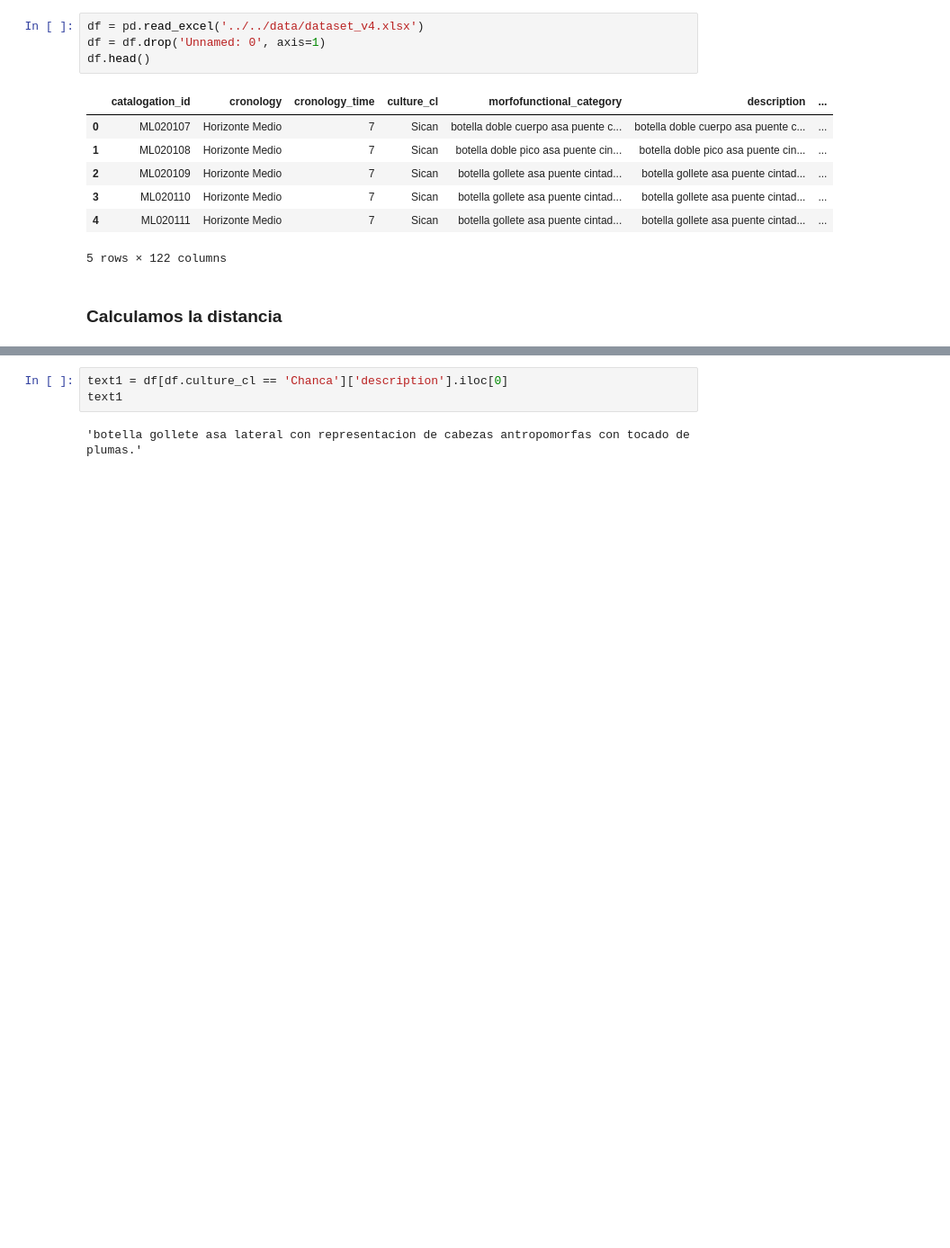
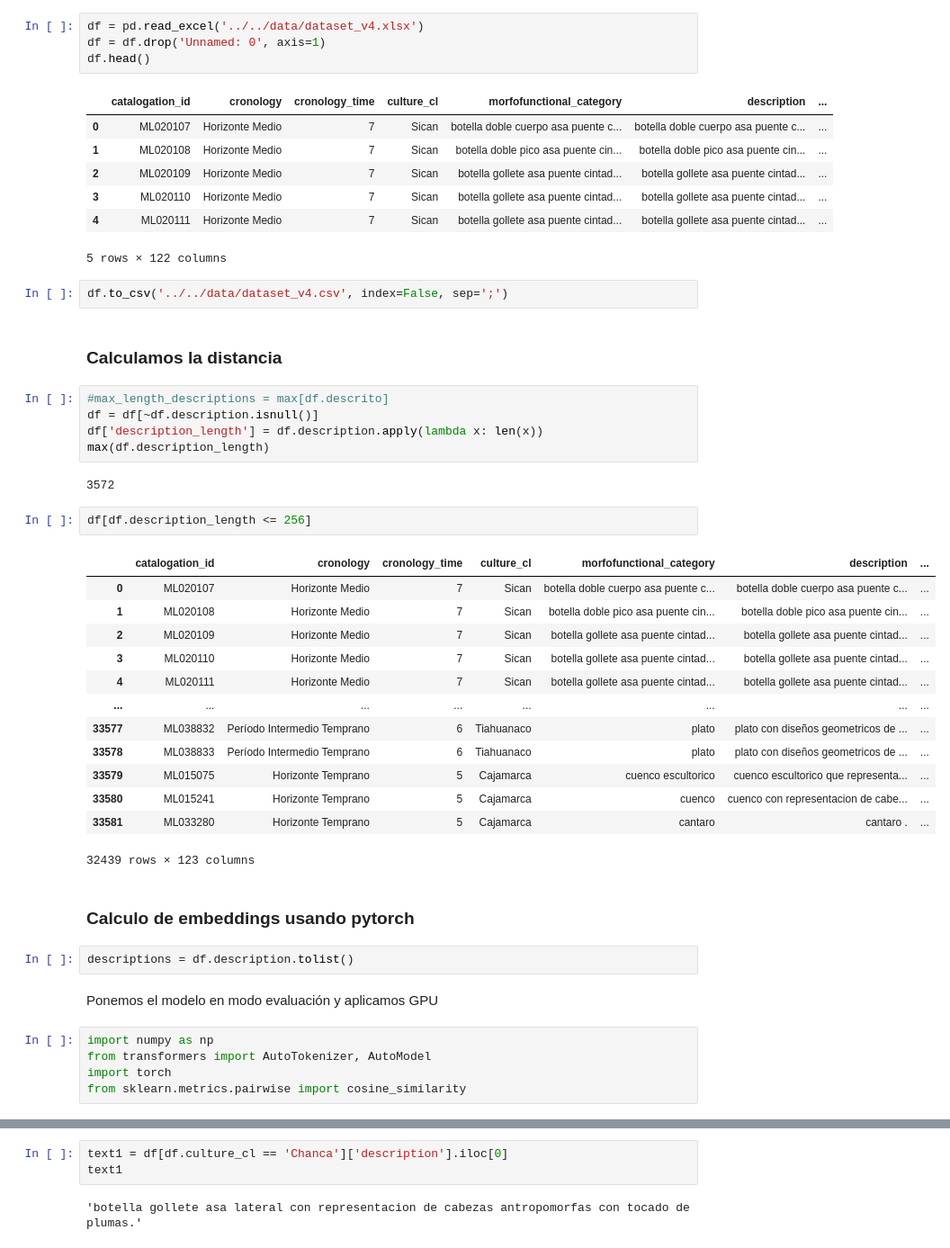
Before and after one commit to lldavico/fondecyt-larco-culture-images, a Jupyter notebook: code/embeddings/bert_embeddings.ipynb, the cells around one changed output, grey strips where cells are left out. Shown at 90% size. Cells and saved outputs as stored; diff of their text form; blank space fills up the shorter version.

```diff
--- a/code/embeddings/bert_embeddings.ipynb
+++ b/code/embeddings/bert_embeddings.ipynb
@@ -14,5 +14,41 @@ df.head()
 | 3 | ML020110 | Horizonte Medio | 7 | Sican | botella gollete asa puente cintad... | botella gollete asa puente cintad... | ... |
 | 4 | ML020111 | Horizonte Medio | 7 | Sican | botella gollete asa puente cintad... | botella gollete asa puente cintad... | ... |
 5 rows × 122 columns
+# %%
+df.to_csv('../../data/dataset_v4.csv', index=False, sep=';')
 # %% [markdown]
 ### Calculamos la distancia
+# %%
+#max_length_descriptions = max[df.descrito]
+df = df[~df.description.isnull()]
+df['description_length'] = df.description.apply(lambda x: len(x))
+max(df.description_length)
+# %% [output]
+3572
+# %%
+df[df.description_length <= 256]
+# %% [output]
+|  | catalogation_id | cronology | cronology_time | culture_cl | morfofunctional_category | description | ... |
+| 0 | ML020107 | Horizonte Medio | 7 | Sican | botella doble cuerpo asa puente c... | botella doble cuerpo asa puente c... | ... |
+| 1 | ML020108 | Horizonte Medio | 7 | Sican | botella doble pico asa puente cin... | botella doble pico asa puente cin... | ... |
+| 2 | ML020109 | Horizonte Medio | 7 | Sican | botella gollete asa puente cintad... | botella gollete asa puente cintad... | ... |
+| 3 | ML020110 | Horizonte Medio | 7 | Sican | botella gollete asa puente cintad... | botella gollete asa puente cintad... | ... |
+| 4 | ML020111 | Horizonte Medio | 7 | Sican | botella gollete asa puente cintad... | botella gollete asa puente cintad... | ... |
+| ... | ... | ... | ... | ... | ... | ... | ... |
+| 33577 | ML038832 | Período Intermedio Temprano | 6 | Tiahuanaco | plato | plato con diseños geometricos de ... | ... |
+| 33578 | ML038833 | Período Intermedio Temprano | 6 | Tiahuanaco | plato | plato con diseños geometricos de ... | ... |
+| 33579 | ML015075 | Horizonte Temprano | 5 | Cajamarca | cuenco escultorico | cuenco escultorico que representa... | ... |
+| 33580 | ML015241 | Horizonte Temprano | 5 | Cajamarca | cuenco | cuenco con representacion de cabe... | ... |
+| 33581 | ML033280 | Horizonte Temprano | 5 | Cajamarca | cantaro | cantaro . | ... |
+32439 rows × 123 columns
+# %% [markdown]
+### Calculo de embeddings usando pytorch
+# %%
+descriptions = df.description.tolist()
+# %% [markdown]
+Ponemos el modelo en modo evaluación y aplicamos GPU
+# %%
+import numpy as np
+from transformers import AutoTokenizer, AutoModel
+import torch
+from sklearn.metrics.pairwise import cosine_similarity
```
Also changed, not shown: parts of 20 cells of this notebook, 17 other files.
